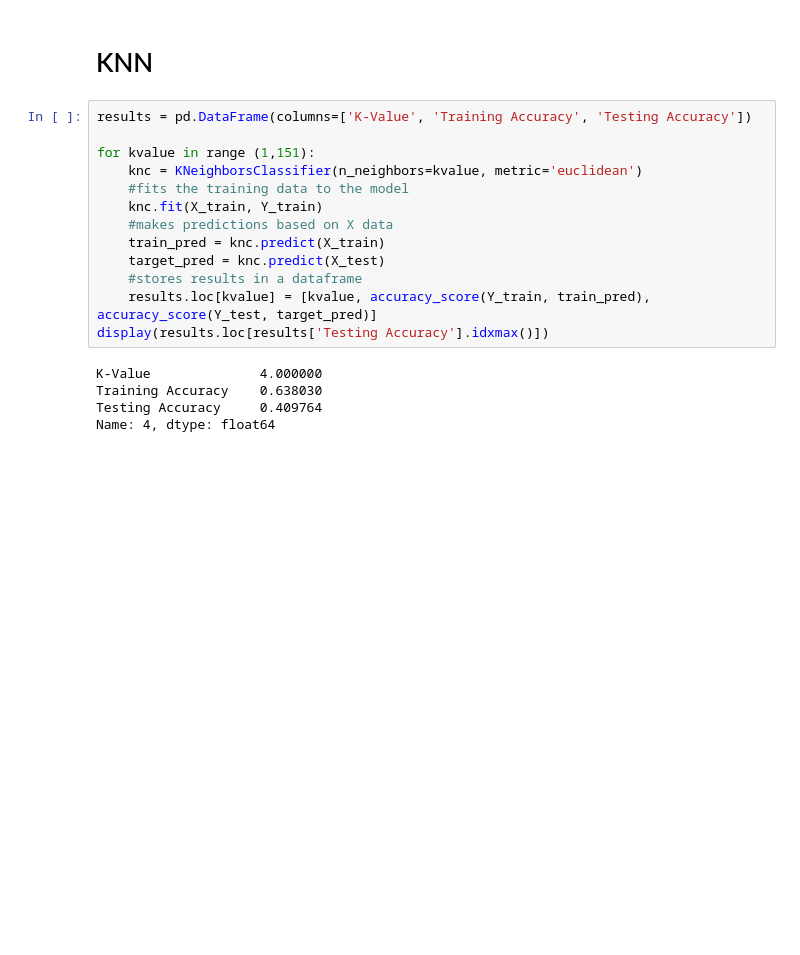
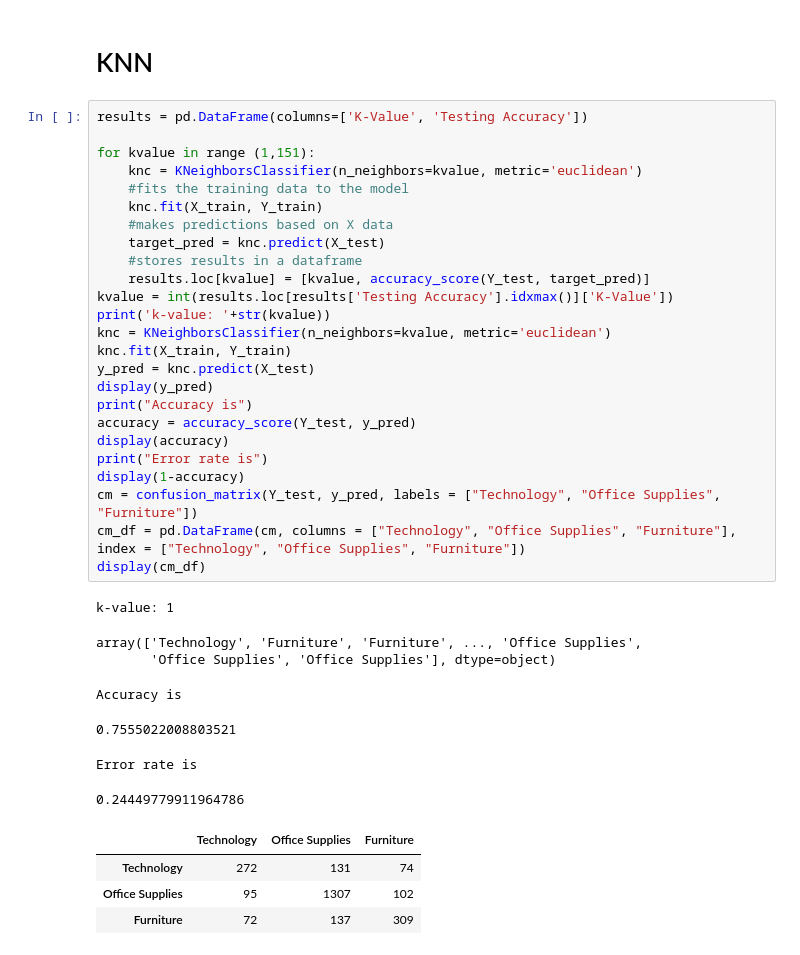
Before and after one commit to AmandeepSBassi/DataScienceProject, a Jupyter notebook: Project.evaluation.ipynb, the cells around one changed output. Saved outputs shown, nothing was run; the diff lists cells and outputs as text; blank space fills up the shorter version.

Commit message:
confusion matrix to knn

```diff
--- a/Project.evaluation.ipynb
+++ b/Project.evaluation.ipynb
@@ -138,20 +148,39 @@ Error rate is
 # %% [markdown]
 # KNN
 # %%
-results = pd.DataFrame(columns=['K-Value', 'Training Accuracy', 'Testing Accuracy'])
+results = pd.DataFrame(columns=['K-Value', 'Testing Accuracy'])
 
 for kvalue in range (1,151):
     knc = KNeighborsClassifier(n_neighbors=kvalue, metric='euclidean')
     #fits the training data to the model
     knc.fit(X_train, Y_train)
     #makes predictions based on X data
-    train_pred = knc.predict(X_train)
     target_pred = knc.predict(X_test)
     #stores results in a dataframe
-    results.loc[kvalue] = [kvalue, accuracy_score(Y_train, train_pred), accuracy_score(Y_test, target_pred)]
-display(results.loc[results['Testing Accuracy'].idxmax()])
+    results.loc[kvalue] = [kvalue, accuracy_score(Y_test, target_pred)]
+kvalue = int(results.loc[results['Testing Accuracy'].idxmax()]['K-Value'])
+print('k-value: '+str(kvalue))
+knc = KNeighborsClassifier(n_neighbors=kvalue, metric='euclidean')
+knc.fit(X_train, Y_train)
+y_pred = knc.predict(X_test)
+display(y_pred)
+print("Accuracy is")
+accuracy = accuracy_score(Y_test, y_pred)
+display(accuracy)
+print("Error rate is")
+display(1-accuracy)
+cm = confusion_matrix(Y_test, y_pred, labels = ["Technology", "Office Supplies", "Furniture"])
+cm_df = pd.DataFrame(cm, columns = ["Technology", "Office Supplies", "Furniture"], index = ["Technology", "Office Supplies", "Furniture"])
+display(cm_df)
 # %% [output]
-K-Value              4.000000
-Training Accuracy    0.638030
-Testing Accuracy     0.409764
-Name: 4, dtype: float64
+k-value: 1
+array(['Technology', 'Furniture', 'Furniture', ..., 'Office Supplies',
+       'Office Supplies', 'Office Supplies'], dtype=object)
+Accuracy is
+0.7555022008803521
+Error rate is
+0.24449779911964786
+|  | Technology | Office Supplies | Furniture |
+| Technology | 272 | 131 | 74 |
+| Office Supplies | 95 | 1307 | 102 |
+| Furniture | 72 | 137 | 309 |
```
Also changed, not shown: parts of 12 cells of this notebook, 1 other file.
